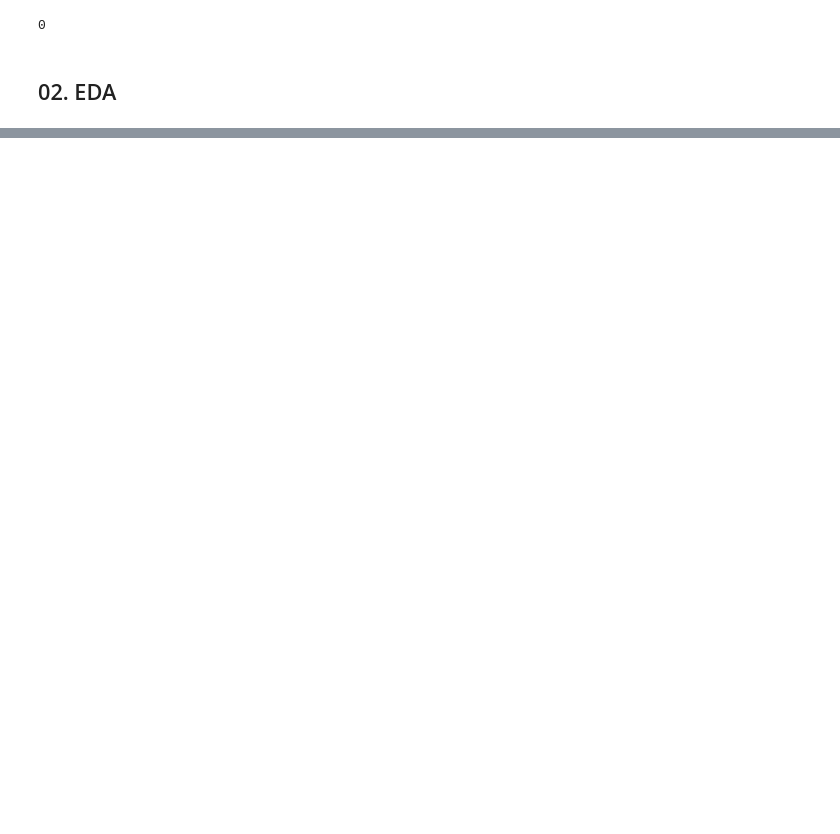
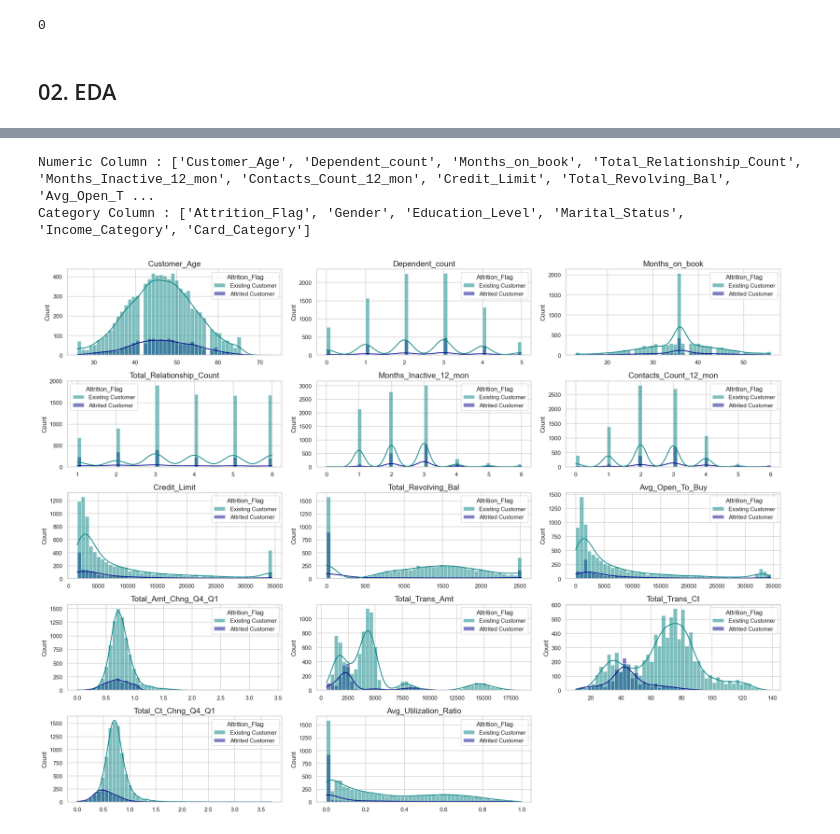
Before and after one commit to ediashta/ftds-020-final-project, a Jupyter notebook: h8dsft_final-project_ediashta.ipynb, the cells around one changed output, grey strips where cells are left out. Saved outputs shown, nothing was run; the diff lists cells and outputs as text; code cells hidden in the pictures; blank space fills up the shorter version.

```diff
--- a/h8dsft_final-project_ediashta.ipynb
+++ b/h8dsft_final-project_ediashta.ipynb
@@ -96,0 +126,56 @@ bank_df.duplicated().sum()
+# %%
+#separate numeric and category column
+num_col = bank_df.select_dtypes(include=np.number).columns.tolist()
+cat_col = bank_df.select_dtypes(include=object).columns.tolist()
+
+print(f'Numeric Column : {num_col}')
+print(f'Category Column : {cat_col}')
+# %% [output]
+Numeric Column : ['Customer_Age', 'Dependent_count', 'Months_on_book', 'Total_Relationship_Count', 'Months_Inactive_12_mon', 'Contacts_Count_12_mon', 'Credit_Limit', 'Total_Revolving_Bal', 'Avg_Open_T ...
+Category Column : ['Attrition_Flag', 'Gender', 'Education_Level', 'Marital_Status', 'Income_Category', 'Card_Category']
+# %%
+#set plot style
+sns.set(style="whitegrid")
+palette=["teal", "darkblue"]
+
+#define hist plot function
+def hist_plot(column, loc, row, axs):
+    ax = sns.histplot(data=bank_df, x=column, ax=axs[loc,row], kde=True, bins=50, palette=palette, hue="Attrition_Flag")
+    ax.set_title(column, fontsize=15)
+    ax.set(xlabel=None)
+
+#define count plot function
+def count_plot(column, loc, row, axs):
+    if column != "Attrition_Flag":
+        ax = sns.countplot(data=bank_df, x=column, ax=axs[loc,row], palette=palette, hue="Attrition_Flag", alpha=0.7)
+    else:
+        ax = sns.countplot(data=bank_df, x=column, ax=axs[loc,row], palette=palette, alpha=0.7)
+
+    ax.tick_params(axis="x", rotation=15)
+    ax.set_title(column, fontsize=15)
+    ax.set(xlabel=None)
+
+#define boxplot
+def box_plot(column, loc, row, axs):
+    ax = sns.boxplot(data=bank_df, x=column, ax=axs[loc,row], palette=palette, hue="Attrition_Flag", fliersize=3, boxprops=dict(alpha=.7))
+    ax.set_title(column, fontsize=15)
+    ax.set(xlabel=None)
+# %%
+#loop num_col
+fig, axs = plt.subplots(5,3, figsize=(20,15))
+for i,x in enumerate(num_col):
+    if i < 3:
+        hist_plot(x, 0, i, axs)
+    elif i < 6:
+        hist_plot(x, 1, i-3, axs)
+    elif i < 9:
+        hist_plot(x, 2, i-6, axs)
+    elif i < 12:
+        hist_plot(x, 3, i-9, axs)
+    elif i < 15:
+        hist_plot(x, 4, i-12, axs)
+
+axs[4,2].set_axis_off()
+fig.tight_layout()
+# %% [output]
+[figure, added]
```
Also changed, not shown: parts of 34 cells of this notebook.
